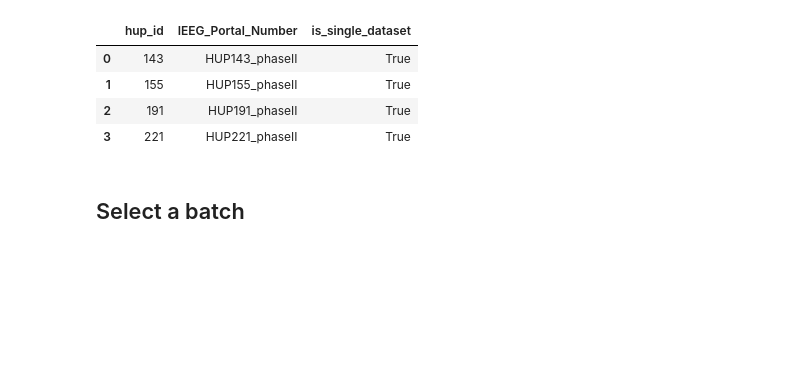
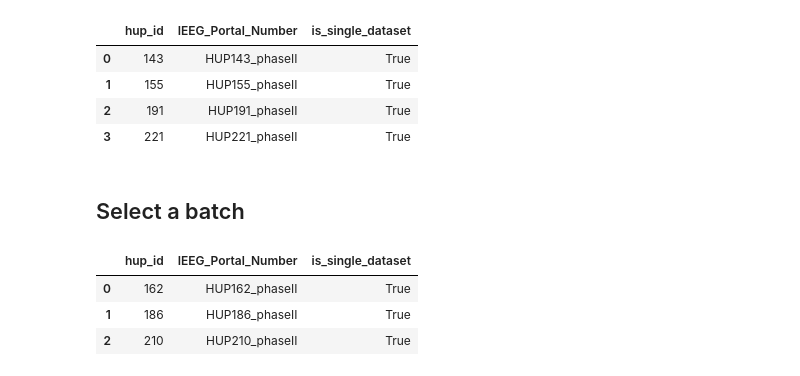
Before and after one commit to devincma/asm_synchrony_paper, a Jupyter notebook: spikes/download_calculate_all_iter_2.ipynb, the cells around one changed output. Drawn from its saved outputs; the diff is of its cells as text; code cells hidden in the pictures; blank space fills up the shorter version.

```diff
--- a/spikes/download_calculate_all_iter_2.ipynb
+++ b/spikes/download_calculate_all_iter_2.ipynb
@@ -177,8 +171,13 @@ nina_patients_df[nina_patients_df["hup_id"] % 6 == 5].reset_index(drop=True)
 # %% [markdown]
 ## Select a batch
 # %%
-batch = nina_patients_df[nina_patients_df["hup_id"] % 6 == 5].reset_index(drop=True)
+batch = nina_patients_df[nina_patients_df["hup_id"] % 6 == 0].reset_index(drop=True)
 batch
+# %% [output]
+|  | hup_id | IEEG_Portal_Number | is_single_dataset |
+| 0 | 162 | HUP162_phaseII | True |
+| 1 | 186 | HUP186_phaseII | True |
+| 2 | 210 | HUP210_phaseII | True |
 # %%
 # def create_pwd_file(username, password, fname=None):
 #     if fname is None:
```
Also changed, not shown: parts of 11 cells of this notebook, 4 other files.
